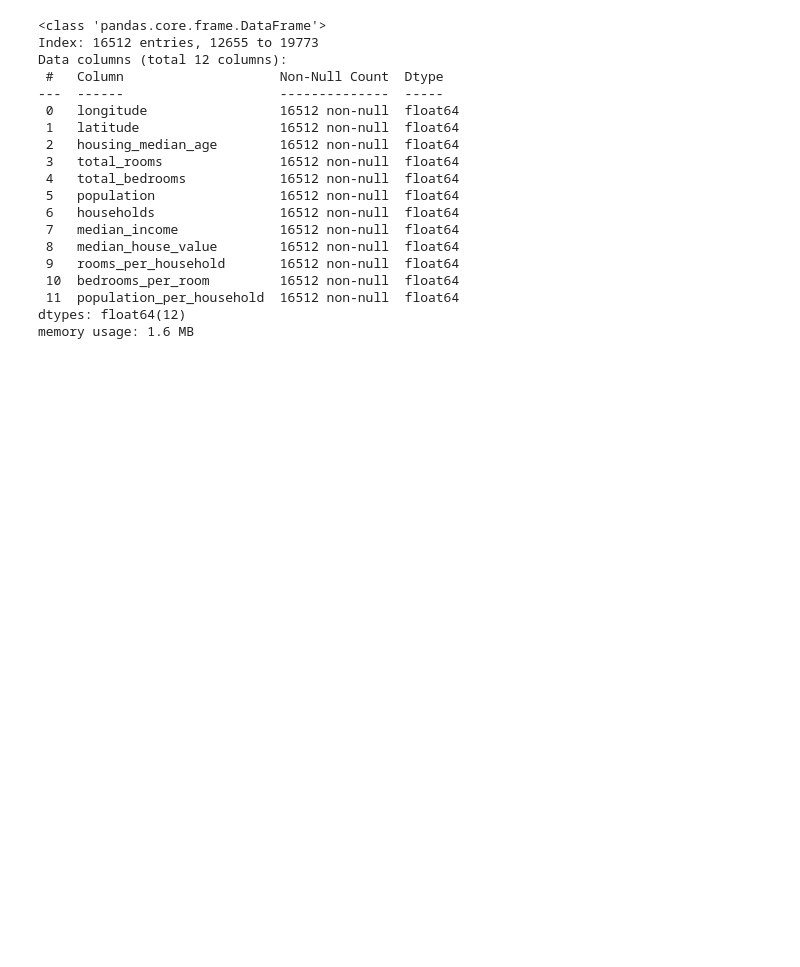
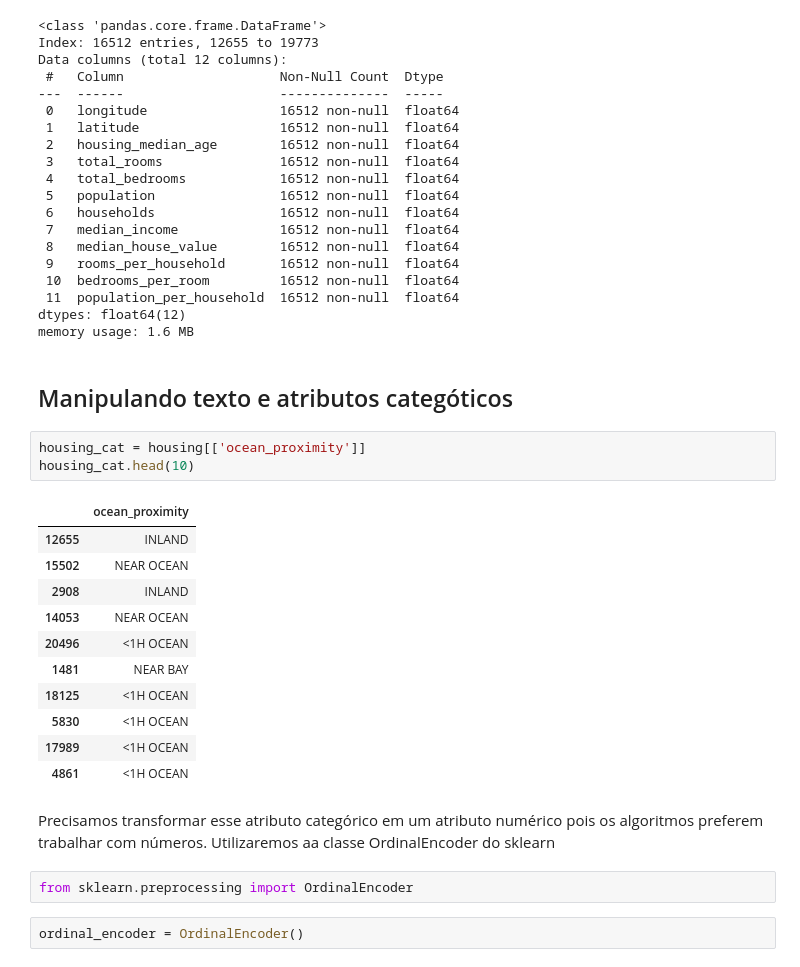
Before and after one commit to giulianafernandes/california_housing_prices, a Jupyter notebook: california_housing_prices-ml.ipynb, the cells around one changed output. Cells and saved outputs as stored; diff of their text form; blank space fills up the shorter version.

```diff
--- a/california_housing_prices-ml.ipynb
+++ b/california_housing_prices-ml.ipynb
@@ -315,3 +313,26 @@ Data columns (total 12 columns):
  11  population_per_household  16512 non-null  float64
 dtypes: float64(12)
 memory usage: 1.6 MB
+# %% [markdown]
+## Manipulando texto e atributos categóticos
+# %%
+housing_cat = housing[['ocean_proximity']]
+housing_cat.head(10)
+# %% [output]
+|  | ocean_proximity |
+| 12655 | INLAND |
+| 15502 | NEAR OCEAN |
+| 2908 | INLAND |
+| 14053 | NEAR OCEAN |
+| 20496 | <1H OCEAN |
+| 1481 | NEAR BAY |
+| 18125 | <1H OCEAN |
+| 5830 | <1H OCEAN |
+| 17989 | <1H OCEAN |
+| 4861 | <1H OCEAN |
+# %% [markdown]
+Precisamos transformar esse atributo categórico em um atributo numérico pois os algoritmos preferem trabalhar com números. Utilizaremos aa classe OrdinalEncoder do sklearn
+# %%
+from sklearn.preprocessing import OrdinalEncoder
+# %%
+ordinal_encoder = OrdinalEncoder()
```
Also changed, not shown: parts of 14 cells of this notebook.
